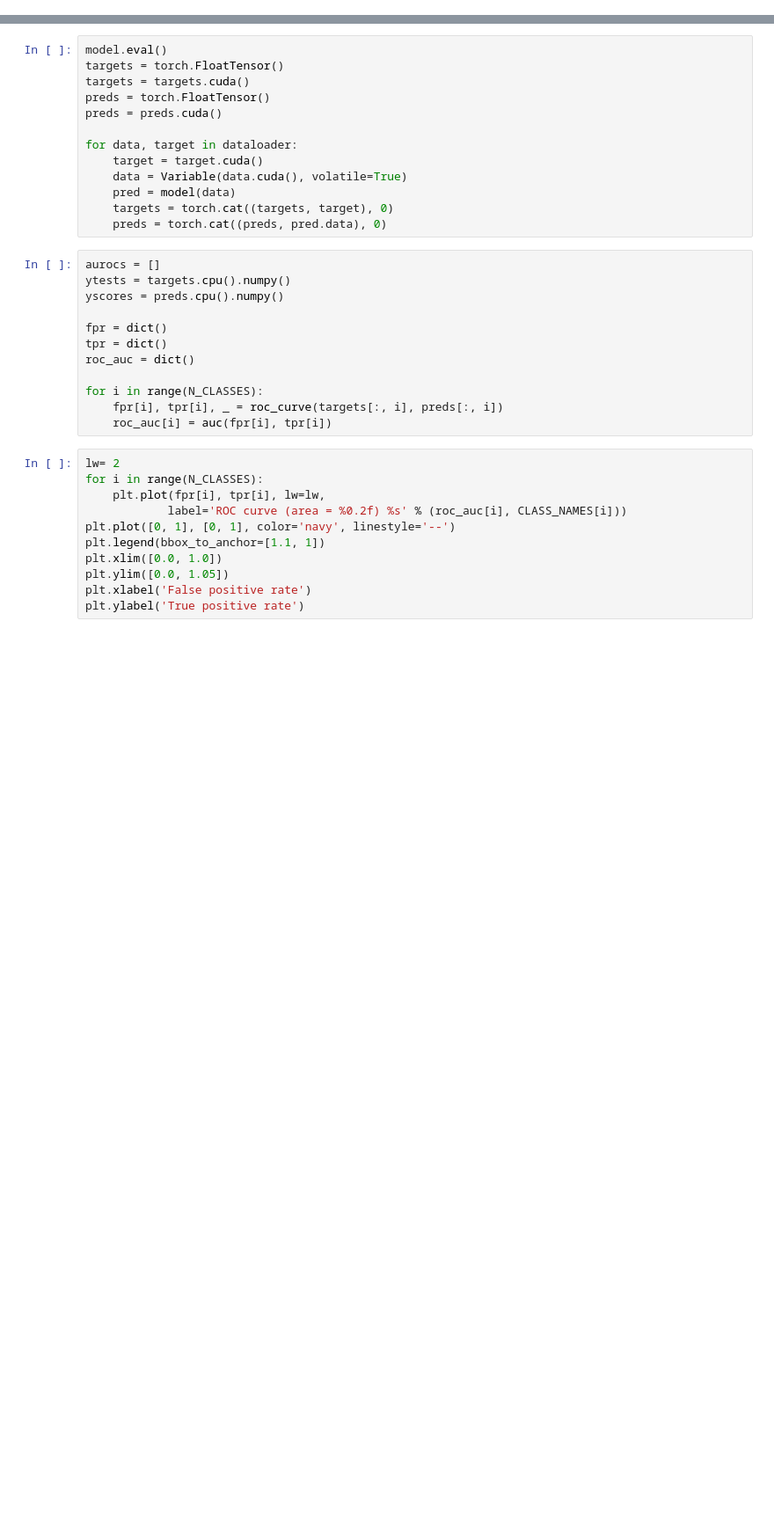
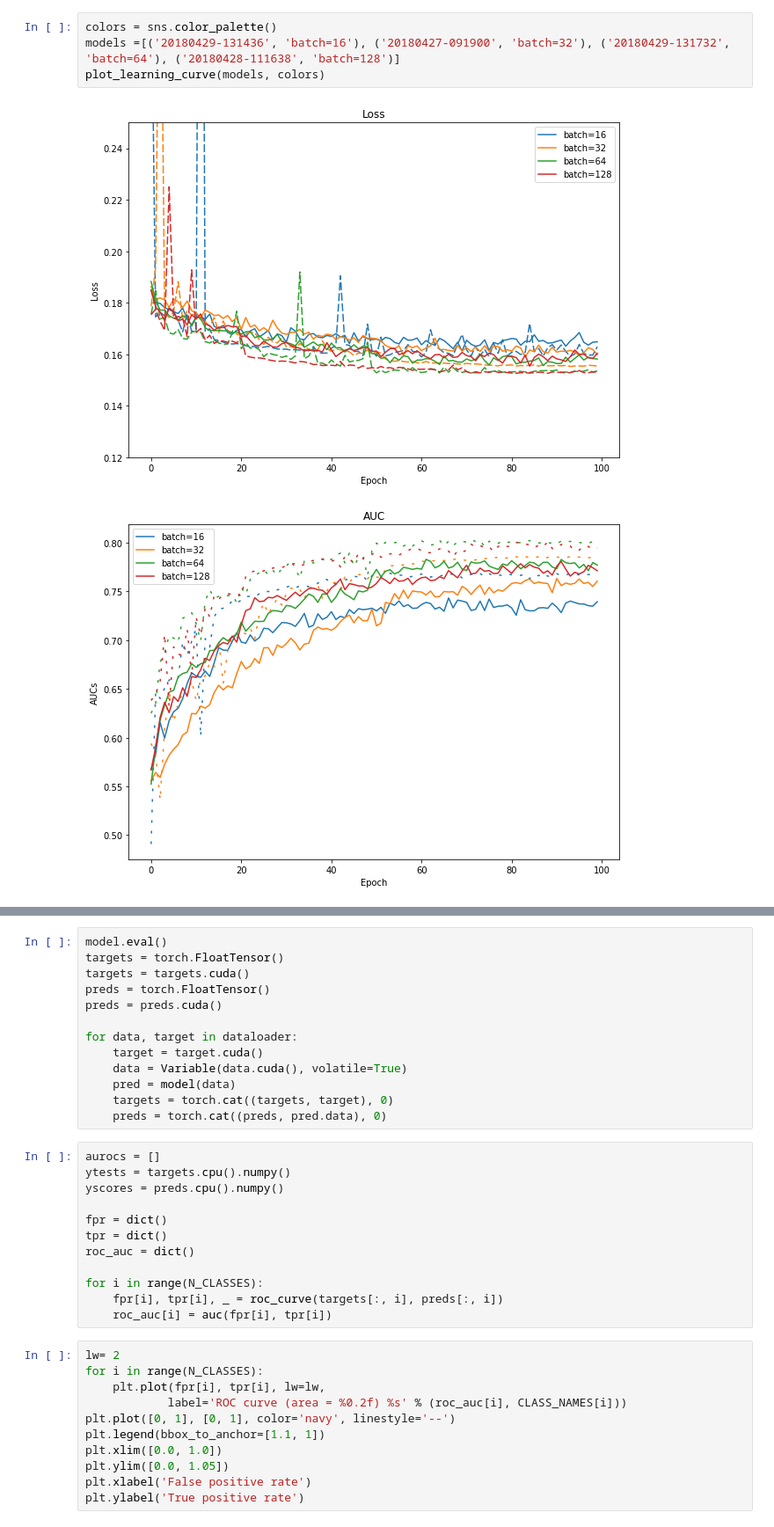
Before and after one commit to dattran2346/chestX-ray-14, a Jupyter notebook: src/LearningCurve.ipynb, the cells around one changed output, grey strips where cells are left out. Shown at 88% size. Drawn from its saved outputs; the diff is of its cells as text; blank space fills up the shorter version.

```diff
--- a/src/LearningCurve.ipynb
+++ b/src/LearningCurve.ipynb
@@ -40,0 +62,7 @@ Text(0.5,1,'AUC')
+# %%
+colors = sns.color_palette()
+models =[('20180429-131436', 'batch=16'), ('20180427-091900', 'batch=32'), ('20180429-131732', 'batch=64'), ('20180428-111638', 'batch=128')]
+plot_learning_curve(models, colors)
+# %% [output]
+[figure, added]
+[figure, added]
```
Also changed, not shown: parts of 21 cells of this notebook, 15 other files.
